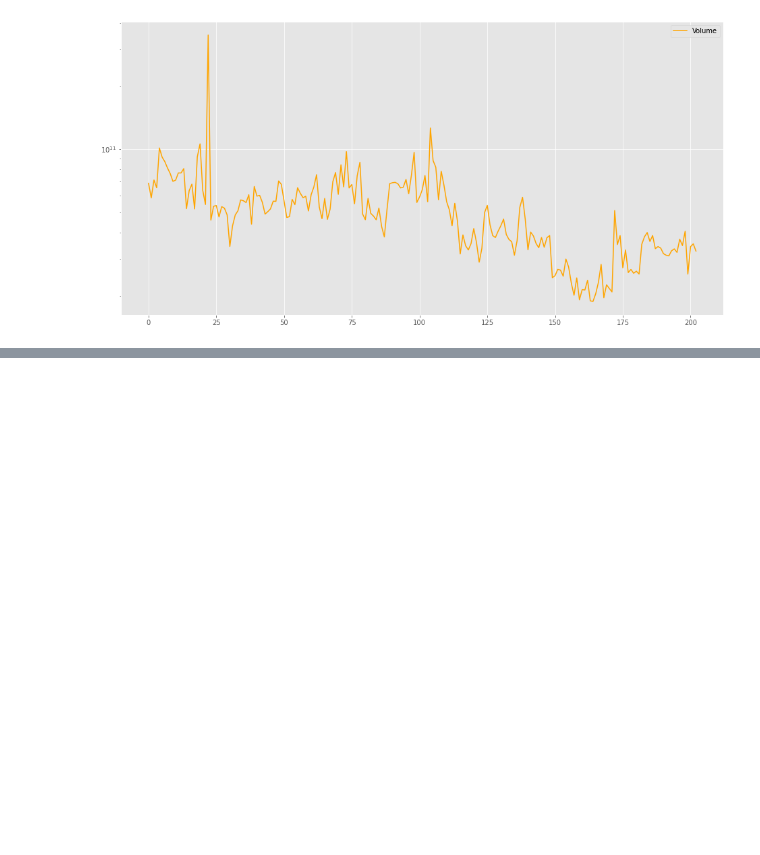
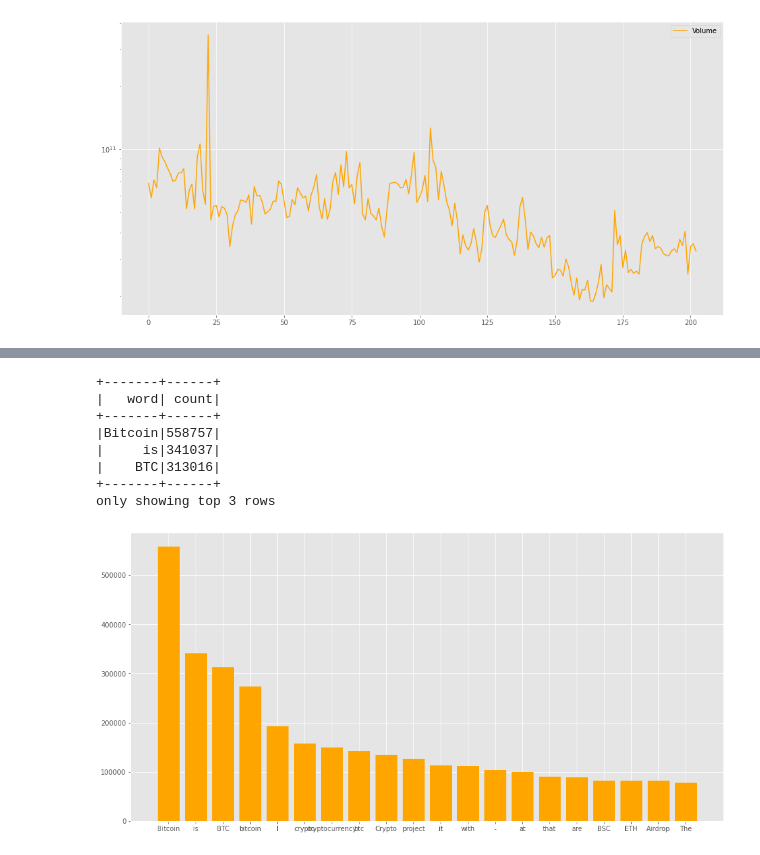
Before and after one commit to snenenenenenene/btc-twitter-data-mining, a Jupyter notebook: main.ipynb, the cells around one changed output, grey strips where cells are left out. Cells and saved outputs as stored; diff of their text form; code cells hidden in the pictures; blank space fills up the shorter version.

Commit message:
Text count + Hashtags

```diff
--- a/main.ipynb
+++ b/main.ipynb
@@ -101,8 +96,9 @@ tweets_df = spark.read.csv(
 Now we will load the bitcoin financial data from yahoo finance using a python library.
 # %%
 # tweets_df = tweets_df.withColumn("date", datetime.datetime.strptime(str(col('date')), '%Y-%m-%d').strftime('%d/%m/%y')).filter((tweets_df.date > datetime.datetime(2020, 3, 20) )& (tweets_df.date < datetime.datetime(2021,9,10)))
-tweets_df = tweets_df.withColumn("date", F.to_date(F.col("date"))).filter((tweets_df.date > datetime.datetime(2020, 3, 20) )& (tweets_df.date < datetime.datetime(2021,9,10)))
-btc_stock=yf.Ticker("BTC-USD")
+tweets_df = tweets_df.withColumn("date", F.to_date(F.col("date"))).filter(
+    (tweets_df.date > datetime.datetime(2020, 3, 20)) & (tweets_df.date < datetime.datetime(2021, 9, 10)))
+btc_stock = yf.Ticker("BTC-USD")
 start = tweets_df.agg({"date": "min"}).collect()[0]
 end = tweets_df.agg({"date": "max"}).collect()[0]
 
@@ -171,14 +168,17 @@ tweets_df = tweets_df.withColumn("text", clean_text_udf(col("text")))
 # %%
 from pyspark.sql.functions import struct
 
+
 def generate_impact_score(tweet):
     coef_verified = 1.1 if tweet.user_verified else 1
-    coef_hashtags = 1+(tweet.hashtags_len/20)
-    return ((tweet.user_followers + (tweet.user_friends/4))*coef_verified*coef_hashtags)/100
+    coef_hashtags = 1 + (tweet.hashtags_len / 20)
+    return ((tweet.user_followers + (tweet.user_friends / 4)) * coef_verified * coef_hashtags) / 100
 
-generate_impact_score_udf = udf(lambda x : generate_impact_score(x), FloatType())
 
-tweets_df = tweets_df.withColumn("impact_score", generate_impact_score_udf(struct([tweets_df[x] for x in tweets_df.columns])))
+generate_impact_score_udf = udf(lambda x: generate_impact_score(x), FloatType())
+
+tweets_df = tweets_df.withColumn("impact_score",
+                                 generate_impact_score_udf(struct([tweets_df[x] for x in tweets_df.columns])))
 # %% [markdown]
 ## Data visualisation
 # %% [markdown]
@@ -322,0 +309,23 @@ only showing top 20 rows
+# %%
+word_occurance = tweets_df.withColumn('word', F.explode(F.split(F.col('text'), ' '))).groupBy('word').count().sort('count', ascending=False).where(
+    "word not in (' ', '', 'the', 'a', 'to', 'and', 'a', 'in', 'of', 'for', 'you', 'will', 'be', 'on', 'this', 'i')").limit(20)
+word_occurance.show(3)
+words_rows = word_occurance.select("word").collect()
+x = list(map(lambda r: (r['word']), words_rows))
+
+y_rows = word_occurance.select("count").collect()
+y = list(map(lambda r: int(r['count']), y_rows))
+
+plt.subplots(figsize=(16, 8))
+plt.bar(x,y, color='orange', label='Volume')
+plt.show()
+# %% [output]
++-------+------+
+|   word| count|
++-------+------+
+|Bitcoin|558757|
+|     is|341037|
+|    BTC|313016|
++-------+------+
+only showing top 3 rows
+[figure, added]
```
Also changed, not shown: parts of 13 cells of this notebook.
